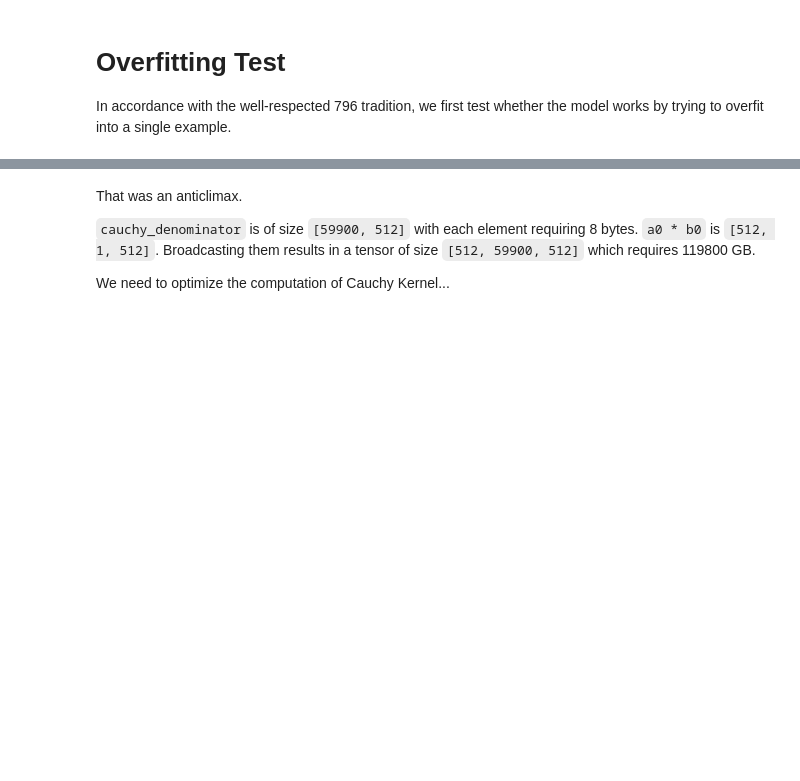
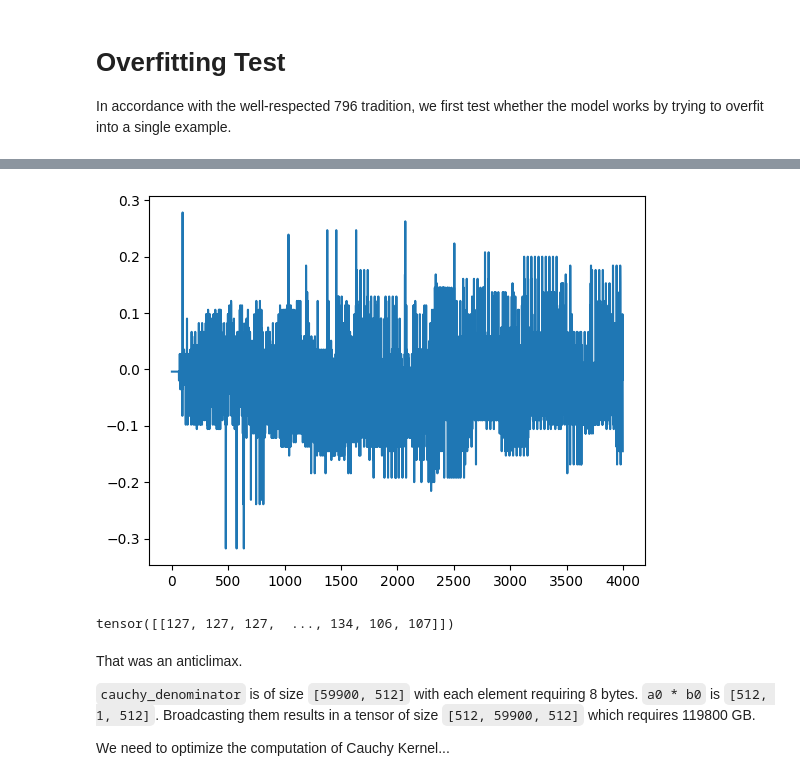
Before and after one commit to necrashter/SaShiMi-796, a Jupyter notebook: SaShiMi.ipynb, the cells around one changed output, grey strips where cells are left out. Cells and saved outputs as stored; diff of their text form; code cells hidden in the pictures; blank space fills up the shorter version.

```diff
--- a/SaShiMi.ipynb
+++ b/SaShiMi.ipynb
@@ -262,0 +286,6 @@ OutOfMemoryError: CUDA out of memory. Tried to allocate 116.99 GiB (GPU 0; 15.73
+# %%
+model.eval()
+with torch.no_grad():
+    x, y = overfit_dataset[0]
+    y_hat = model(x)
+    sample = ((torch.argmax(y_hat, dim=-1).flatten() / 255.0) - 0.5) * 2.0
@@ -262,0 +296,5 @@ OutOfMemoryError: CUDA out of memory. Tried to allocate 116.99 GiB (GPU 0; 15.73
+# %%
+sample = sample.cpu()
+plt.plot(sample)
+ipd.Audio(sample.numpy(), rate=16000)
+# %% [output]
@@ -263,3 +302,8 @@ OutOfMemoryError: CUDA out of memory. Tried to allocate 116.99 GiB (GPU 0; 15.73
+[figure, added]
+# %%
+sample
+# %% [output]
+tensor([[127, 127, 127,  ..., 134, 106, 107]])
 # %% [markdown]
 That was an anticlimax.
 
```
Also changed, not shown: parts of 23 cells of this notebook, 1 other file.
